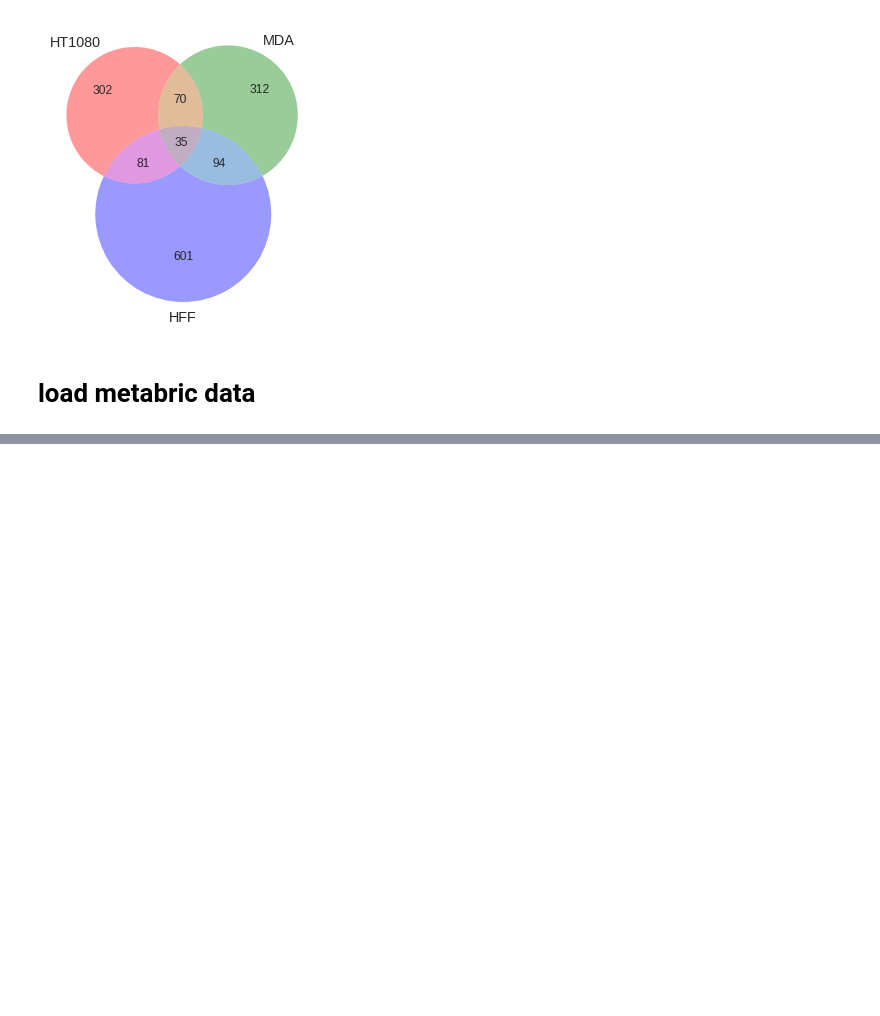
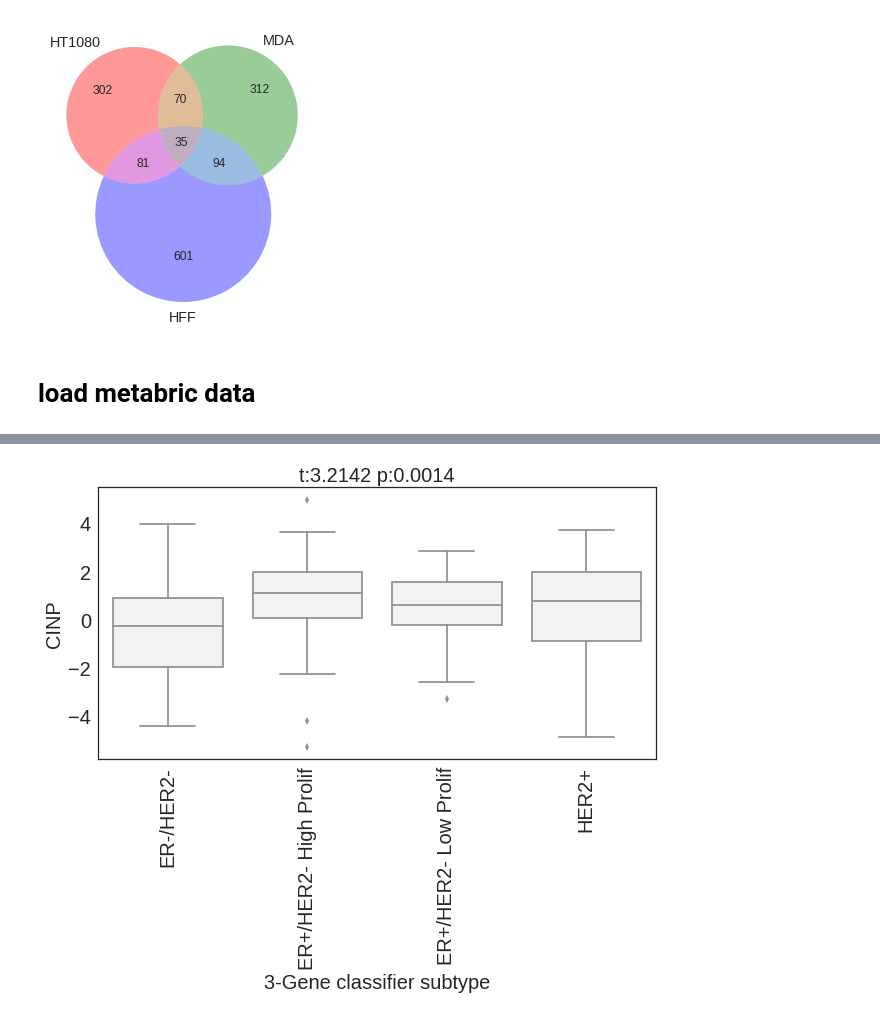
Before and after one commit to bmdaort/Vascular_Mimicry, a Jupyter notebook: Vascular_micmicry.ipynb, the cells around one changed output, grey strips where cells are left out. Drawn from its saved outputs; the diff is of its cells as text; code cells hidden in the pictures; blank space fills up the shorter version.

```diff
--- a/Vascular_micmicry.ipynb
+++ b/Vascular_micmicry.ipynb
@@ -614,10 +617,15 @@ genelist_metaBricDf=metaBricSubDf.loc[myTargetS].fillna(0)
 # %%
-pcaM=pca_low_grade_brca.transform(genelist_metaBricDf.T)
-genelist_metaBricDf
-inPcaDf=genelist_metaBricDf
-pcaM=pca_low_grade_brca.fit_transform(inPcaDf.T)
+#stage=1
 pc=0
-patientPcaDf=pd.DataFrame(pcaM,index=inPcaDf.columns,)
-meanA=inPcaDf.loc[:,patientPcaDf[pc]<=patientPcaDf[pc].quantile(quantile)].mean().mean()
-meanB=inPcaDf.loc[:,patientPcaDf[pc]>=patientPcaDf[pc].quantile(1-quantile)].mean().mean()
-bric_expressionS=(-patientPcaDf[pc]) if meanB<meanA else patientPcaDf[pc]
+tmpSList=[]
+for stage in np.arange(0,4):
+    myStagePateints=coxDf.index[bric_clinDf[stageLabel]==stage]
+    myStageDf=genelist_metaBricDf.loc[:,genelist_metaBricDf.columns.isin(myStagePateints)]
+    inPcaDf=myStageDf
+    pcaM=pca_low_grade_brca.fit_transform(inPcaDf.T)
+
+    patientPcaDf=pd.DataFrame(pcaM,index=inPcaDf.columns,)
+    meanA=inPcaDf.loc[:,patientPcaDf[pc]<=patientPcaDf[pc].quantile(quantile)].mean().mean()
+    meanB=inPcaDf.loc[:,patientPcaDf[pc]>=patientPcaDf[pc].quantile(1-quantile)].mean().mean()
+    tmpBric_expressionS=(-patientPcaDf[pc]) if meanB<meanA else patientPcaDf[pc]
+    tmpSList.append(tmpBric_expressionS)
@@ -730,0 +716,20 @@ ax.figure.savefig(baseDataOutDir+'metabric_stage_km_{stage}.eps'.format(stage=my
+# %%
+selectedSubtypes=bric_clinDf[subtypeLabel].value_counts().index#[:3]
+
+downSampledBricDf=bric_validDf[bric_validDf[subtypeLabel].isin(selectedSubtypes)
+
+                              ].groupby(subtypeLabel).head(bric_validDf[subtypeLabel].value_counts().min())
+
+g=sns.boxplot(data=downSampledBricDf[downSampledBricDf[stageLabel]==1],y='VM_score',x=subtypeLabel,color='White')
+g.legend([])
+
+A=downSampledBricDf[downSampledBricDf[subtypeLabel]=='ER-/HER2-']['VM_score']
+B=downSampledBricDf[~(downSampledBricDf[subtypeLabel]=='ER-/HER2-')]['VM_score']
+t,p=ttest_ind(A,B)
+g.set_title('t:{t} p:{p}'.format(t="%.4f"%t,p="%.4f"%p))
+labels=downSampledBricDf[subtypeLabel].unique()
+g.set_xticklabels(labels,rotation=90)
+g.set_ylabel('CINP')
+g.figure.savefig(baseDataOutDir+'VM_score_metabric_subtype.eps')
+# %% [output]
+[figure, added]
```
Also changed, not shown: parts of 52 cells of this notebook.
